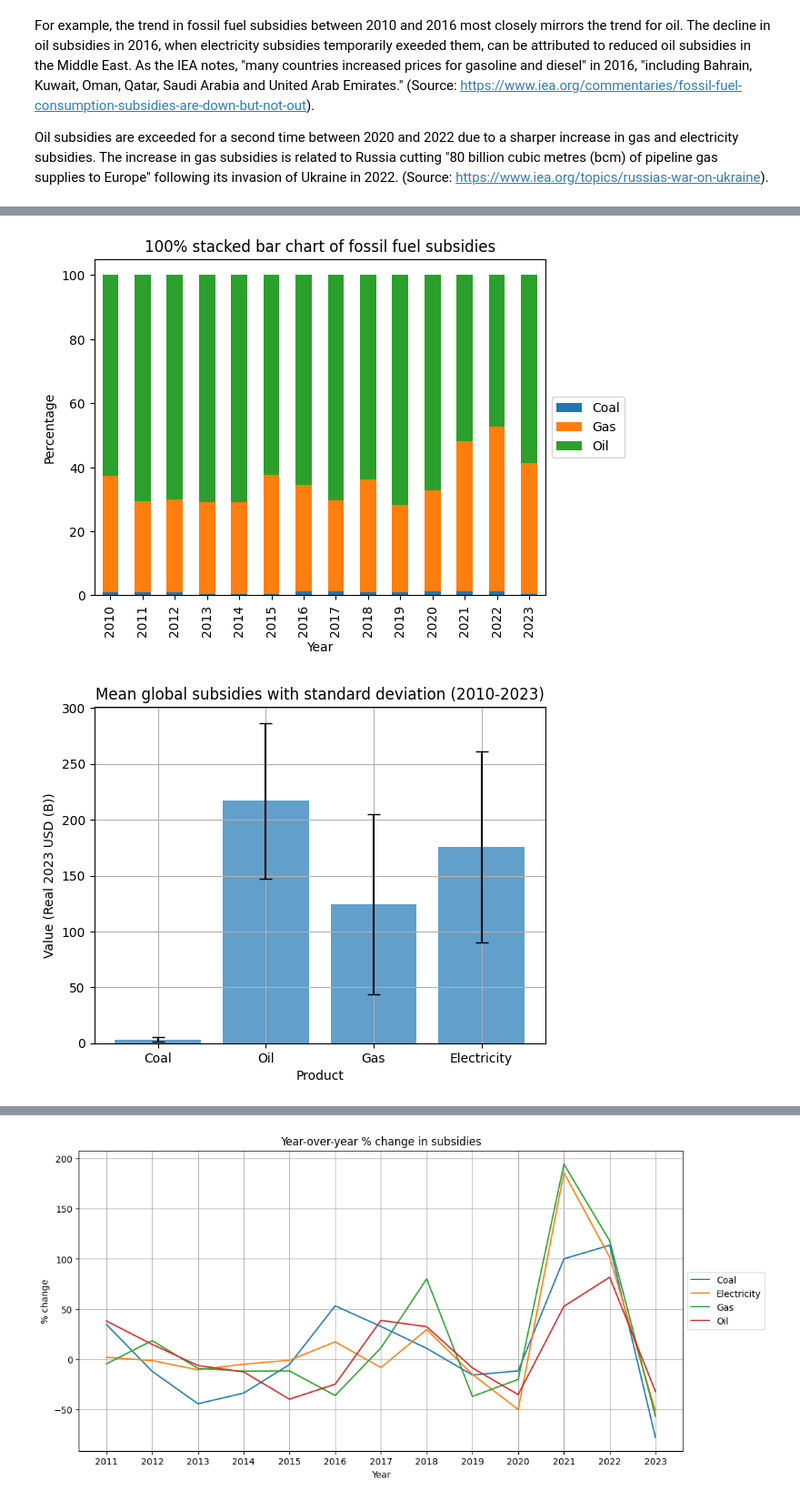
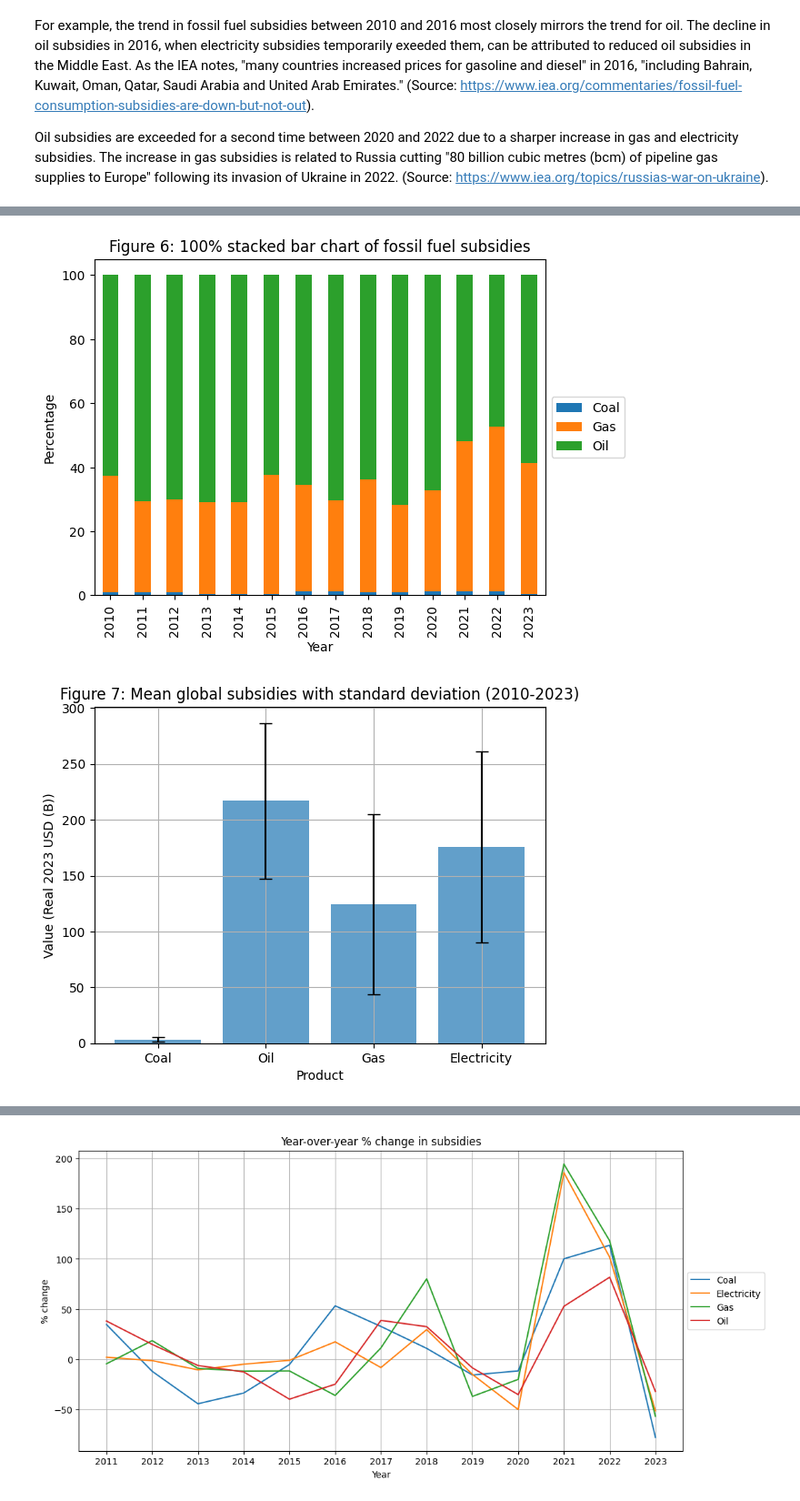
Before and after one commit to reb-scho/subsidies, a Jupyter notebook: subsidies.ipynb, the cells around one changed output, grey strips where cells are left out. Shown at 91% size. Drawn from its saved outputs; the diff is of its cells as text; code cells hidden in the pictures.

```diff
--- a/subsidies.ipynb
+++ b/subsidies.ipynb
@@ -145,23 +145,23 @@ df_norm = df_wide.div(df_wide.sum(axis=1), axis=0) * 100
 df_norm.plot.bar(stacked=True)
 plt.xlabel("Year")
 plt.ylabel("Percentage")
-plt.title("100% stacked bar chart of fossil fuel subsidies")
+plt.title("Figure 6: 100% stacked bar chart of fossil fuel subsidies")
 plt.legend(loc='center left', bbox_to_anchor=(1, 0.5))
 plt.show()
 # %% [output]
-[figure, old version]
+[figure, new version]
 # %%
 order = ["Coal", "Oil", "Gas", "Electricity"]
 
 means = global_product_df.groupby("Product")["Value (B USD)"].mean().reindex(order)
 stds = global_product_df.groupby("Product")["Value (B USD)"].std().reindex(order)
 
 plt.bar(means.index, means.values, yerr=stds.values, capsize=5, alpha=0.7)
 plt.xlabel("Product")
 plt.ylabel("Value (Real 2023 USD (B))")
-plt.title("Mean global subsidies with standard deviation (2010-2023)")
+plt.title("Figure 7: Mean global subsidies with standard deviation (2010-2023)")
 plt.grid()
 plt.show()
 # %% [output]
-[figure, old version]
+[figure, new version]
 # %%
```
Also changed, not shown: parts of 7 cells of this notebook.
